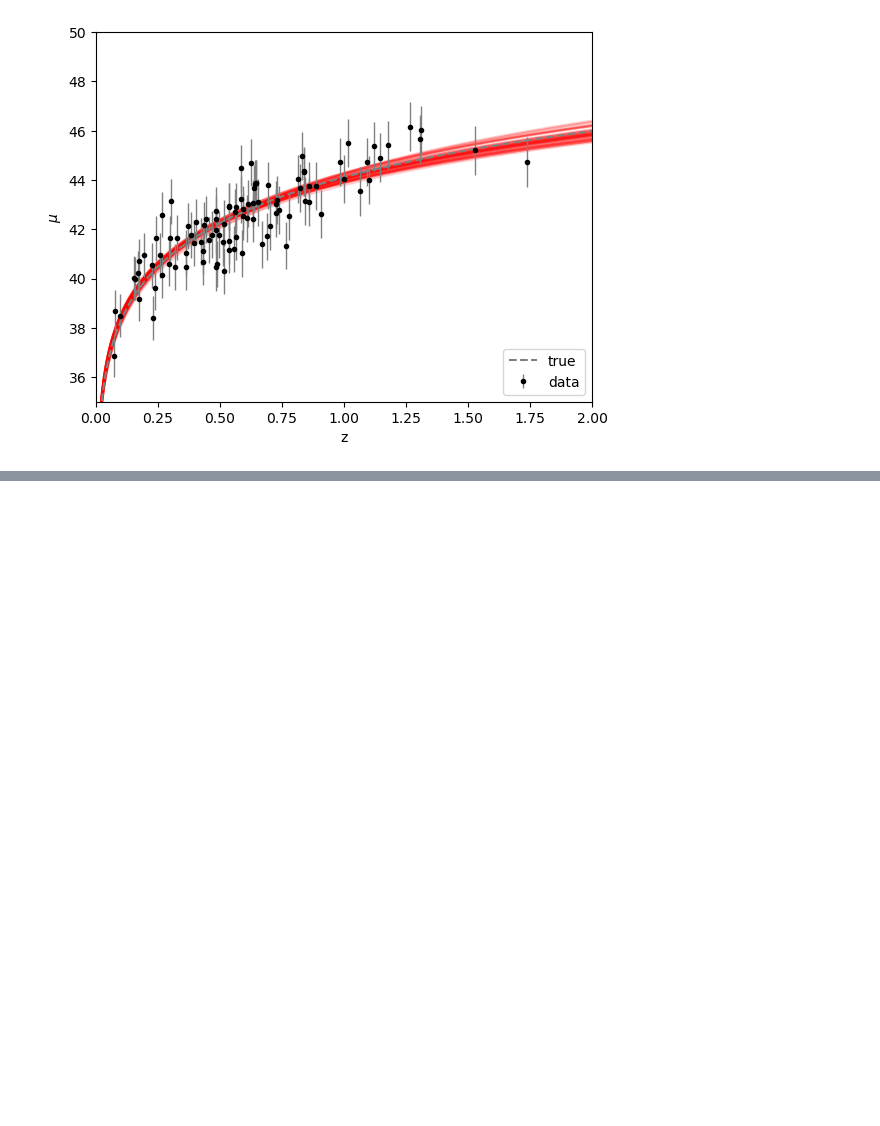
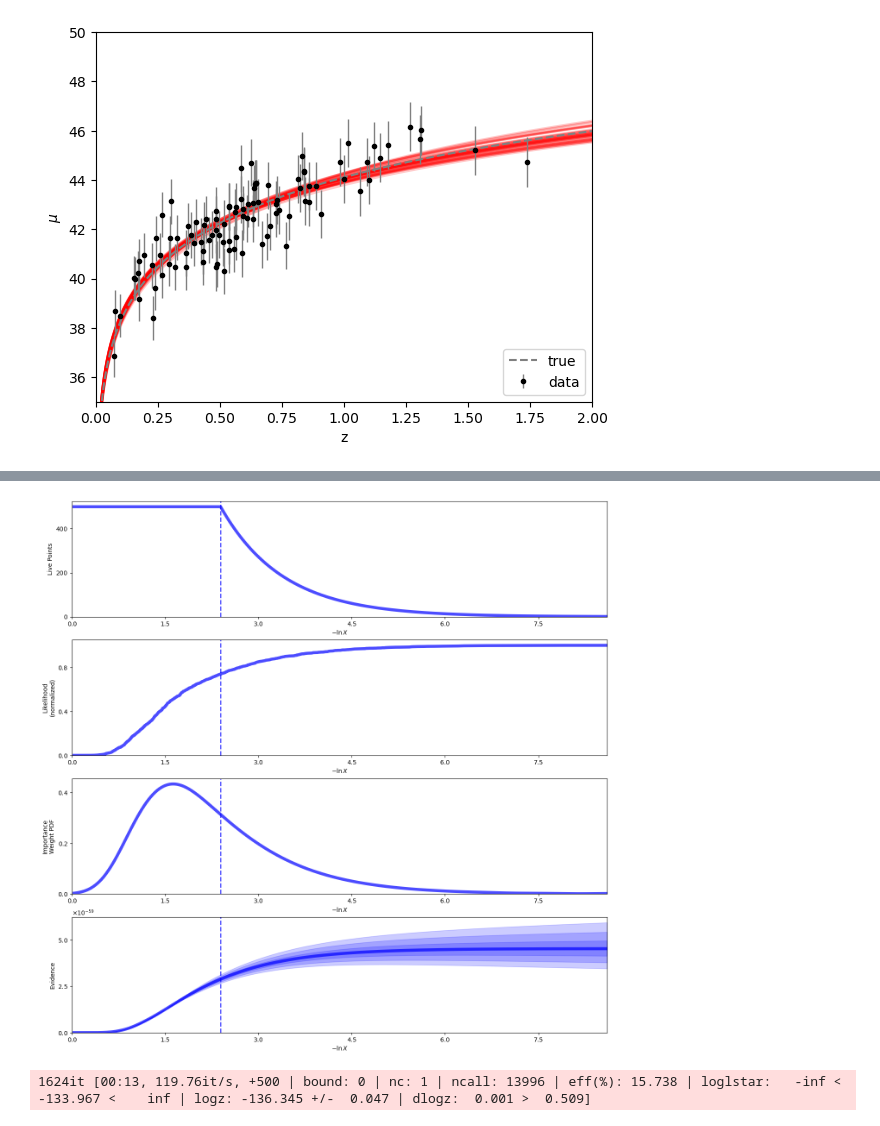
Before and after one commit to EmmaBalzanelli/astrostatistics_bicocca_2025, a Jupyter notebook: working/13_SN_mu&z(18).ipynb, the cells around one changed output, grey strips where cells are left out. Cells and saved outputs as stored; diff of their text form; code cells hidden in the pictures; blank space fills up the shorter version.

```diff
--- a/working/13_SN_mu&z(18).ipynb
+++ b/working/13_SN_mu&z(18).ipynb
@@ -351,0 +362,10 @@ plt.show()
+# %%
+def prior2(p):
+    #uniform priors
+    prior_H0 = 60 + 20 * p[0]
+    prior_Om = 0 + 1 * p[1]
+    return [prior_H0,prior_Om]
+# %%
+sampler2 = dynesty.NestedSampler(ln_likelihood, prior2, ndim, logl_args=[z_sample])
+sampler2.run_nested()
+sresults2 = sampler2.results
@@ -351,0 +384,4 @@ plt.show()
+# %%
+rfig, raxes = dyplot.runplot(sresults2)
+# %% [output]
+[figure, added]
@@ -351,0 +403,6 @@ plt.show()
+# %%
+sampler3 = dynesty.NestedSampler(ln_likelihood3, prior3, 1)
+sampler3.run_nested()
+sresults3 = sampler3.results
+# %% [output]
+1624it [00:13, 119.76it/s, +500 | bound: 0 | nc: 1 | ncall: 13996 | eff(%): 15.738 | loglstar:   -inf < -133.967 <    inf | logz: -136.345 +/-  0.047 | dlogz:  0.001 >  0.509]
```
Also changed, not shown: parts of 13 cells of this notebook.
